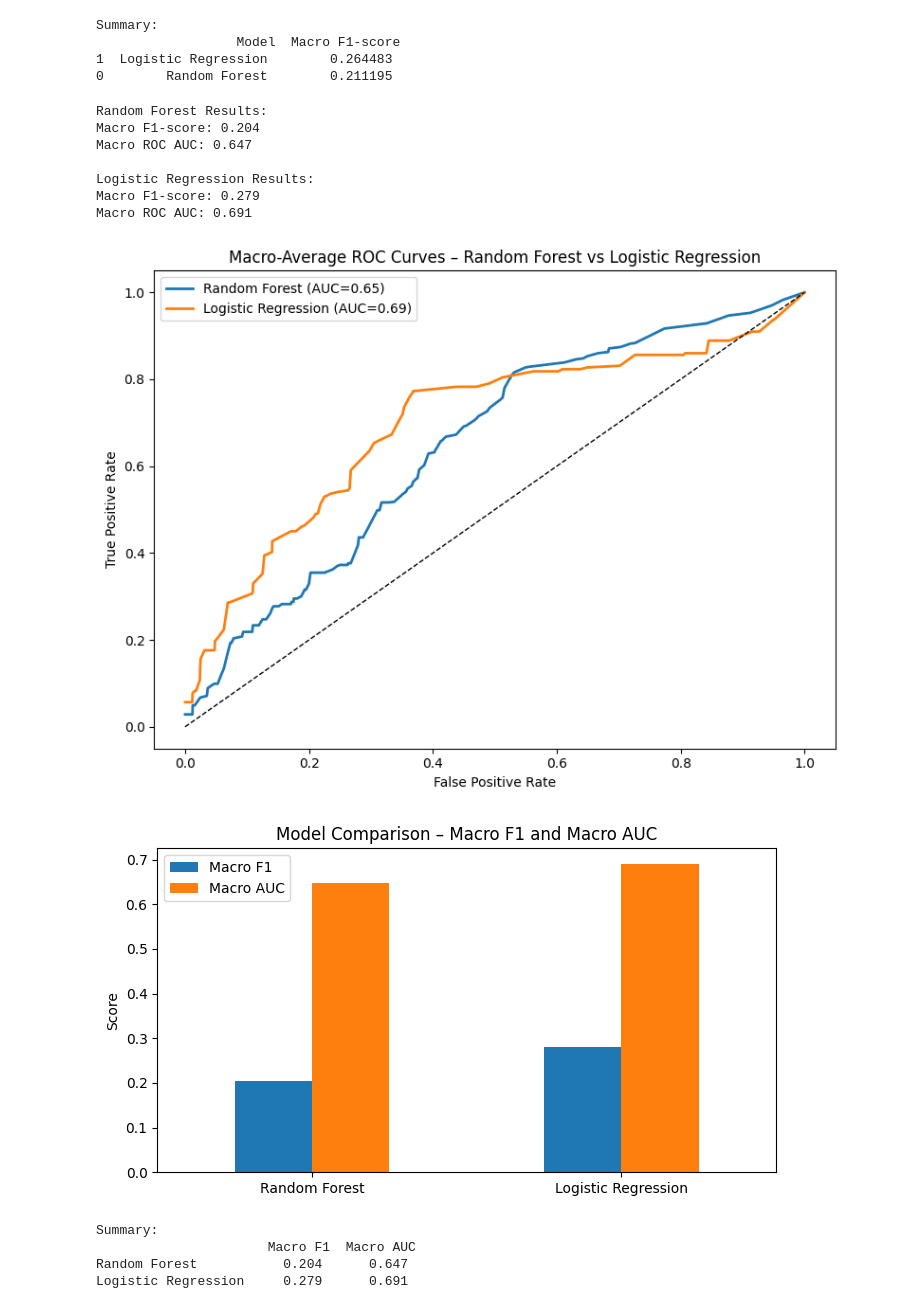
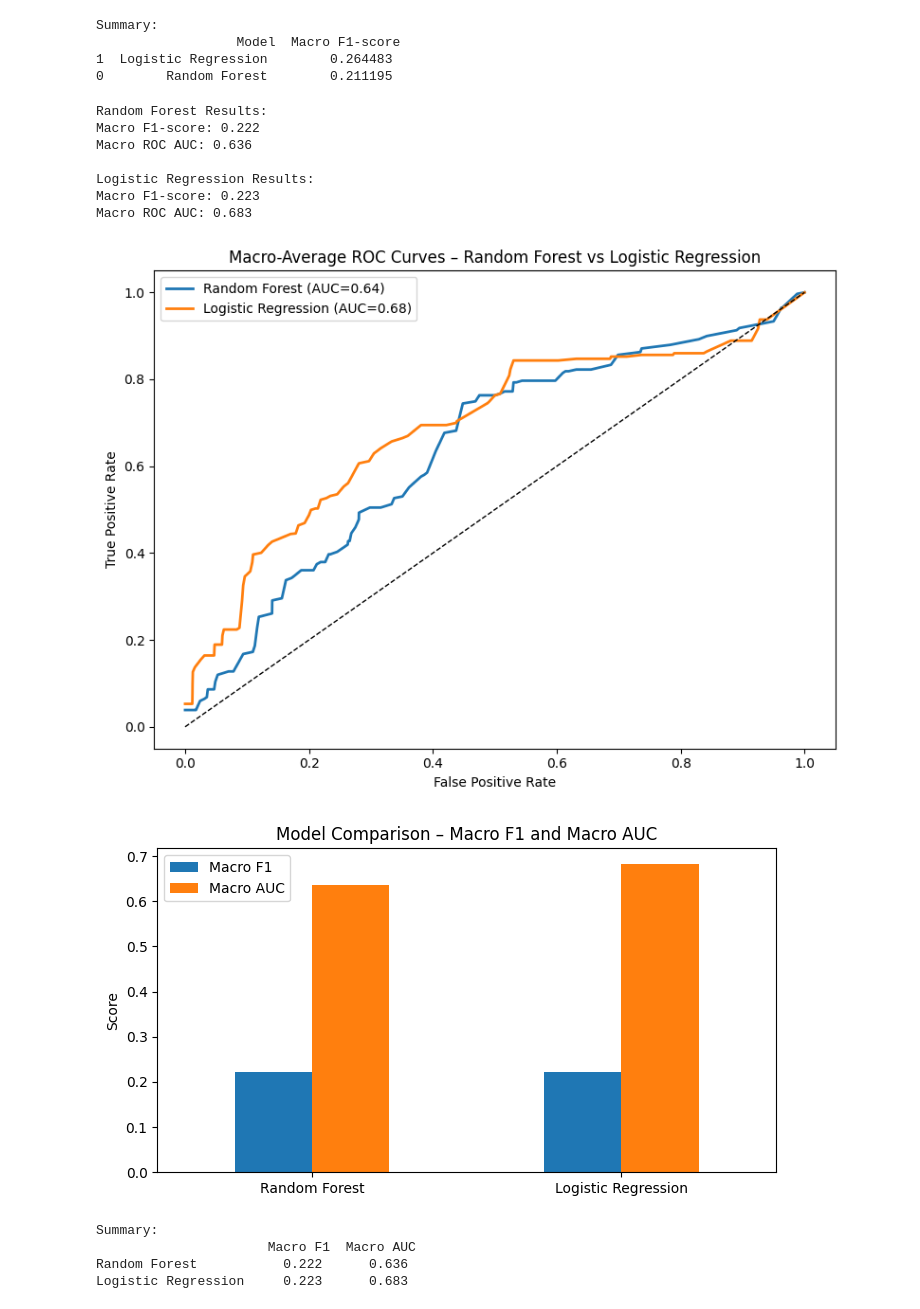
Before and after one commit to eamyzzaj/shakespeare-archetype-analysis, a Jupyter notebook: first_draft/base_models.ipynb, the cells around one changed output. Saved outputs shown, nothing was run; the diff lists cells and outputs as text; code cells hidden in the pictures.

Commit message:
baseline models: random, randomforest, and logisticregression

```diff
--- a/first_draft/base_models.ipynb
+++ b/first_draft/base_models.ipynb
@@ -129,14 +129,12 @@ X_train, X_test, y_train_bin, y_test_bin = train_test_split(
 # --- Define models (as OvR for multi-class ROC) ---
 models = {
     "Random Forest": OneVsRestClassifier(
-        RandomForestClassifier(n_estimators=300, class_weight='balanced', random_state=42)
+        RandomForestClassifier(n_estimators=300, class_weight='balanced', random_state=42, max_depth=5)
     ),
     "Logistic Regression": OneVsRestClassifier(
-        make_pipeline(
-            StandardScaler(),
-            LogisticRegression(max_iter=1000, multi_class='ovr', class_weight='balanced')
+            LogisticRegression(max_iter=1000, class_weight='balanced')
         )
-    )
+
 }
 
 # --- Train, evaluate, and store results ---
@@ -172,40 +170,40 @@ for name, model in models.items():
     mean_tpr /= len(fpr_dict)
     roc_curves[name] = (all_fpr, mean_tpr)
 
 # --- Plot ROC curves for both models ---
 plt.figure(figsize=(8, 6))
 for name, (fpr, tpr) in roc_curves.items():
     plt.plot(fpr, tpr, lw=2, label=f"{name} (AUC={results[name]['Macro AUC']:.2f})")
 
 plt.plot([0, 1], [0, 1], 'k--', lw=1)
 plt.xlabel("False Positive Rate")
 plt.ylabel("True Positive Rate")
 plt.title("Macro-Average ROC Curves – Random Forest vs Logistic Regression")
 plt.legend()
 plt.tight_layout()
 plt.show()
 
 # --- Bar chart comparison (F1 + AUC) ---
 summary = pd.DataFrame(results).T
 summary.plot(kind='bar', figsize=(7,4))
 plt.title("Model Comparison – Macro F1 and Macro AUC")
 plt.ylabel("Score")
 plt.xticks(rotation=0)
 plt.tight_layout()
 plt.show()
 
 print("\nSummary:\n", summary.round(3))
 # %% [output]
 Random Forest Results:
-Macro F1-score: 0.204
-Macro ROC AUC: 0.647
+Macro F1-score: 0.222
+Macro ROC AUC: 0.636
 
 Logistic Regression Results:
-Macro F1-score: 0.279
-Macro ROC AUC: 0.691
+Macro F1-score: 0.223
+Macro ROC AUC: 0.683
-[figure, old version]
+[figure, new version]
-[figure, old version]
+[figure, new version]
 Summary:
                       Macro F1  Macro AUC
-Random Forest           0.204      0.647
-Logistic Regression     0.279      0.691
+Random Forest           0.222      0.636
+Logistic Regression     0.223      0.683
```
